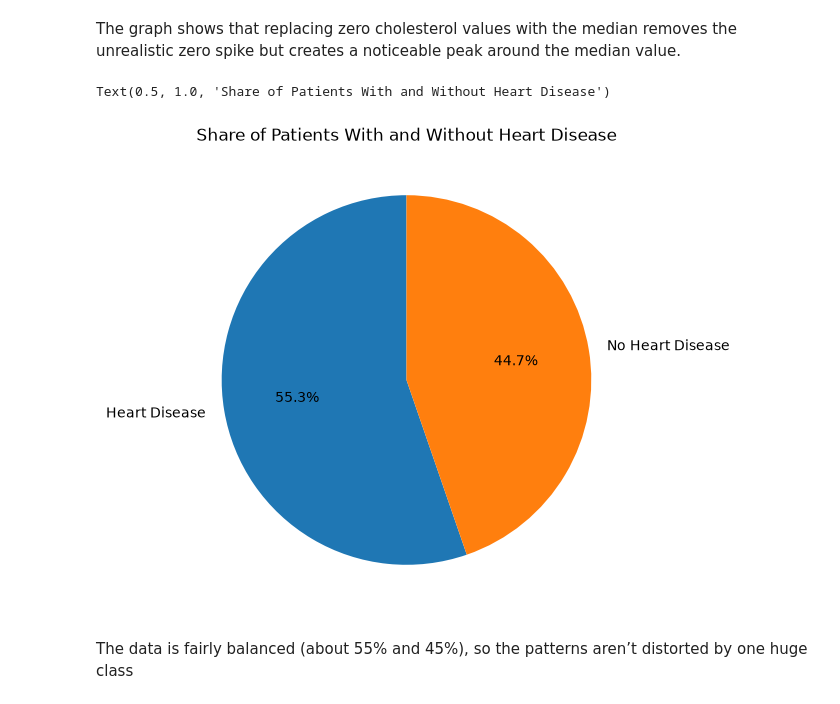
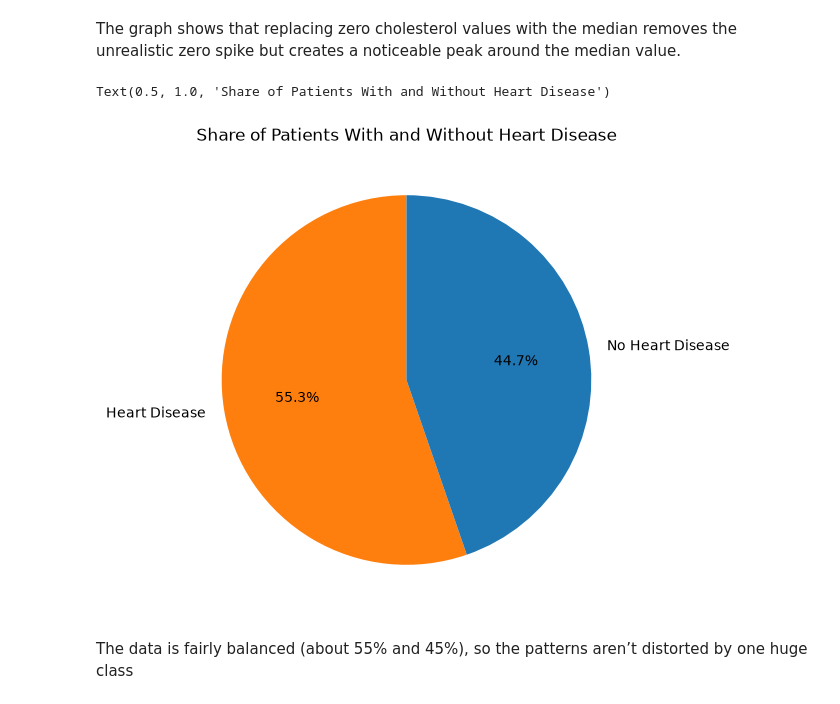
Before and after one commit to TuhinShaikh/Heart-Disease-Visualisation, a Jupyter notebook: Heart_Disease_Analysis.ipynb, the cells around one changed output. Saved outputs shown, nothing was run; the diff lists cells and outputs as text; code cells hidden in the pictures.

```diff
--- a/Heart_Disease_Analysis.ipynb
+++ b/Heart_Disease_Analysis.ipynb
@@ -529,11 +541,11 @@ The graph shows that replacing zero cholesterol values with the median removes t
 # %%
 plt.figure(figsize=(6, 6)) #checking data
 counts = df.groupby("HeartDiseaseLabel").size()
-plt.pie(counts.values, labels=counts.index, autopct="%1.1f%%", startangle=90)
+plt.pie(counts.values, labels=counts.index, autopct="%1.1f%%", startangle=90, colors=["tab:orange", "tab:blue"])
 plt.title("Share of Patients With and Without Heart Disease")
 # %% [output]
 Text(0.5, 1.0, 'Share of Patients With and Without Heart Disease')
-[figure, old version]
+[figure, new version]
 # %% [markdown]
 The data is fairly balanced (about 55% and 45%), so the patterns aren’t distorted by one huge class
 # %%
```
Also changed, not shown: parts of 12 cells of this notebook.
